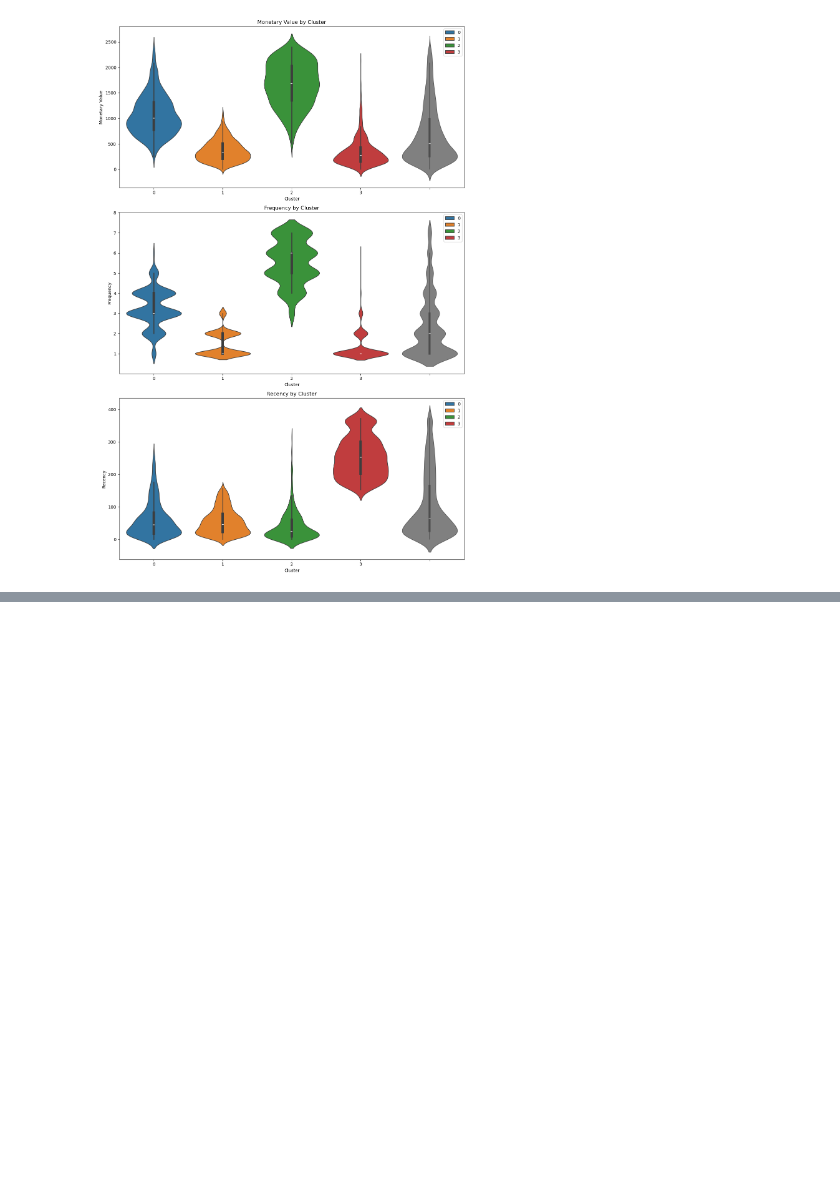
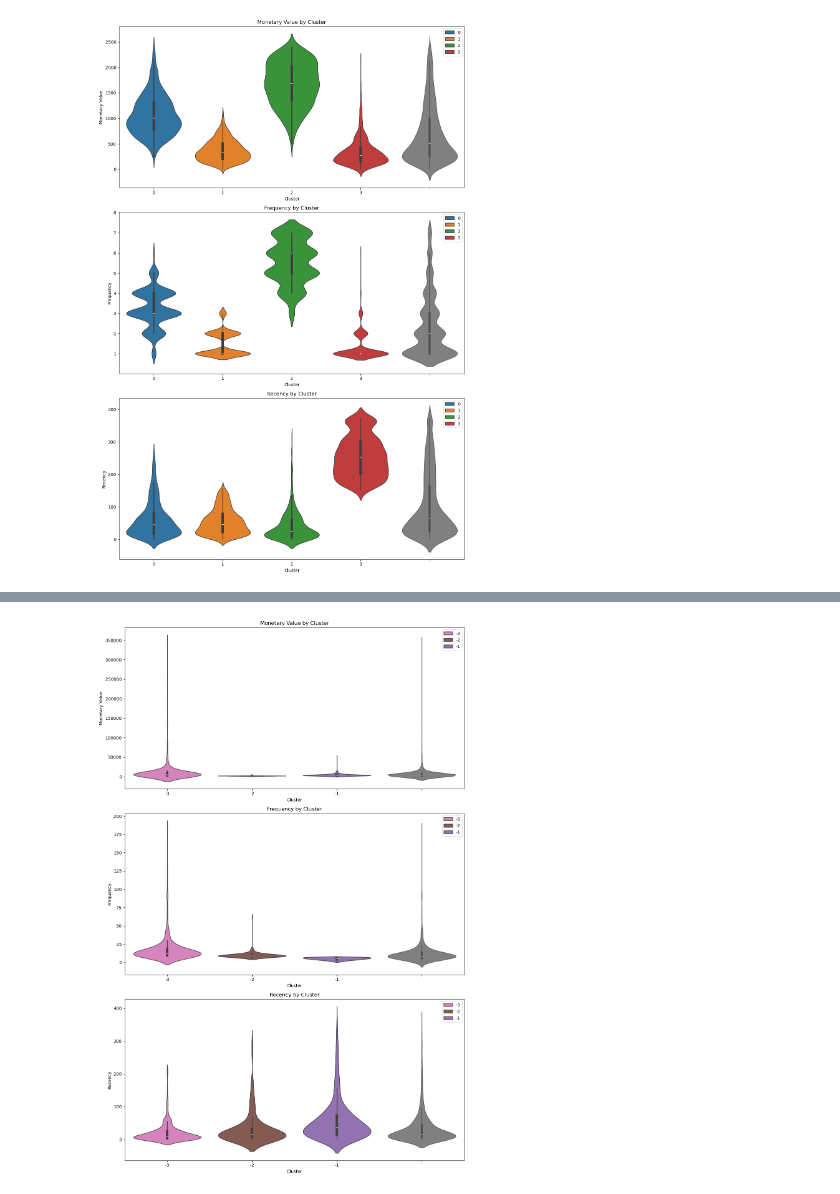
Before and after one commit to uyenn0/data-science-online-retail, a Jupyter notebook: online-retail-Kmeans-clustering-Customer-data.ipynb, the cells around one changed output, grey strips where cells are left out. Saved outputs shown, nothing was run; the diff lists cells and outputs as text; code cells hidden in the pictures; blank space fills up the shorter version.

```diff
--- a/online-retail-Kmeans-clustering-Customer-data.ipynb
+++ b/online-retail-Kmeans-clustering-Customer-data.ipynb
@@ -940,0 +993,11 @@ Action: Start running marketing ads to gain their attention, but could consider
+# %%
+# Using these three feature: Create 3 new clusters
+
+
+# Create:  A NEW COLUMN called "Cluster" and assign values to it, also make sure these
+# are not overidded, by index, by the other 3 clusters in K-means
+monetary_only_outliers["Cluster"] = -1
+frequency_only_outliers["Cluster"] = -2
+monetary_and_frequency_outliers["Cluster"] = -3
+
+monetary_only_outliers
@@ -940,0 +1018,6 @@ Action: Start running marketing ads to gain their attention, but could consider
+# %%
+# UNION these three together:
+
+outlier_clusters_df = pd.concat([monetary_only_outliers, frequency_only_outliers,monetary_and_frequency_outliers ])
+
+outlier_clusters_df
@@ -940,0 +1038,30 @@ Action: Start running marketing ads to gain their attention, but could consider
+# %%
+# Violin Plots:
+cluster_colors = {-1: '#9467bd',
+                  -2: '#8c564b',
+                  -3: '#e377c2'}
+
+plt.figure(figsize=(12, 18))
+
+plt.subplot(3, 1, 1)
+sns.violinplot(x=outlier_clusters_df['Cluster'], y=outlier_clusters_df['MonetaryValue'], palette=cluster_colors, hue=outlier_clusters_df["Cluster"])
+sns.violinplot(y=outlier_clusters_df['MonetaryValue'], color='gray', linewidth=1.0)
+plt.title('Monetary Value by Cluster')
+plt.ylabel('Monetary Value')
+
+plt.subplot(3, 1, 2)
+sns.violinplot(x=outlier_clusters_df['Cluster'], y=outlier_clusters_df['Frequency'], palette=cluster_colors, hue=outlier_clusters_df["Cluster"])
+sns.violinplot(y=outlier_clusters_df['Frequency'], color='gray', linewidth=1.0)
+plt.title('Frequency by Cluster')
+plt.ylabel('Frequency')
+
+plt.subplot(3, 1, 3)
+sns.violinplot(x=outlier_clusters_df['Cluster'], y=outlier_clusters_df['Recency'], palette=cluster_colors, hue=outlier_clusters_df["Cluster"])
+sns.violinplot(y=outlier_clusters_df['Recency'], color='gray', linewidth=1.0)
+plt.title('Recency by Cluster')
+plt.ylabel('Recency')
+
+plt.tight_layout()
+plt.show()
+# %% [output]
+[figure, added]
```
Also changed, not shown: parts of 17 cells of this notebook.
